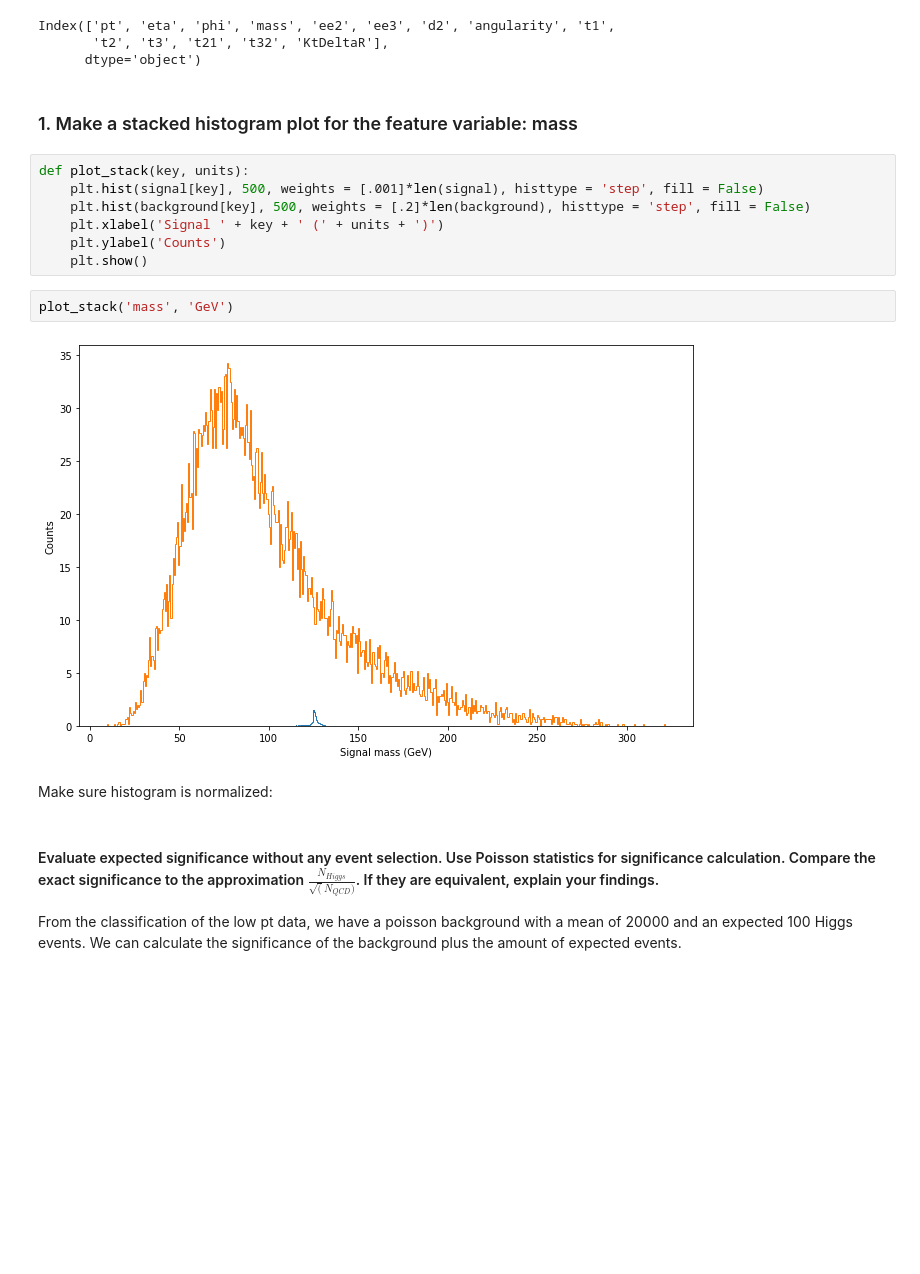
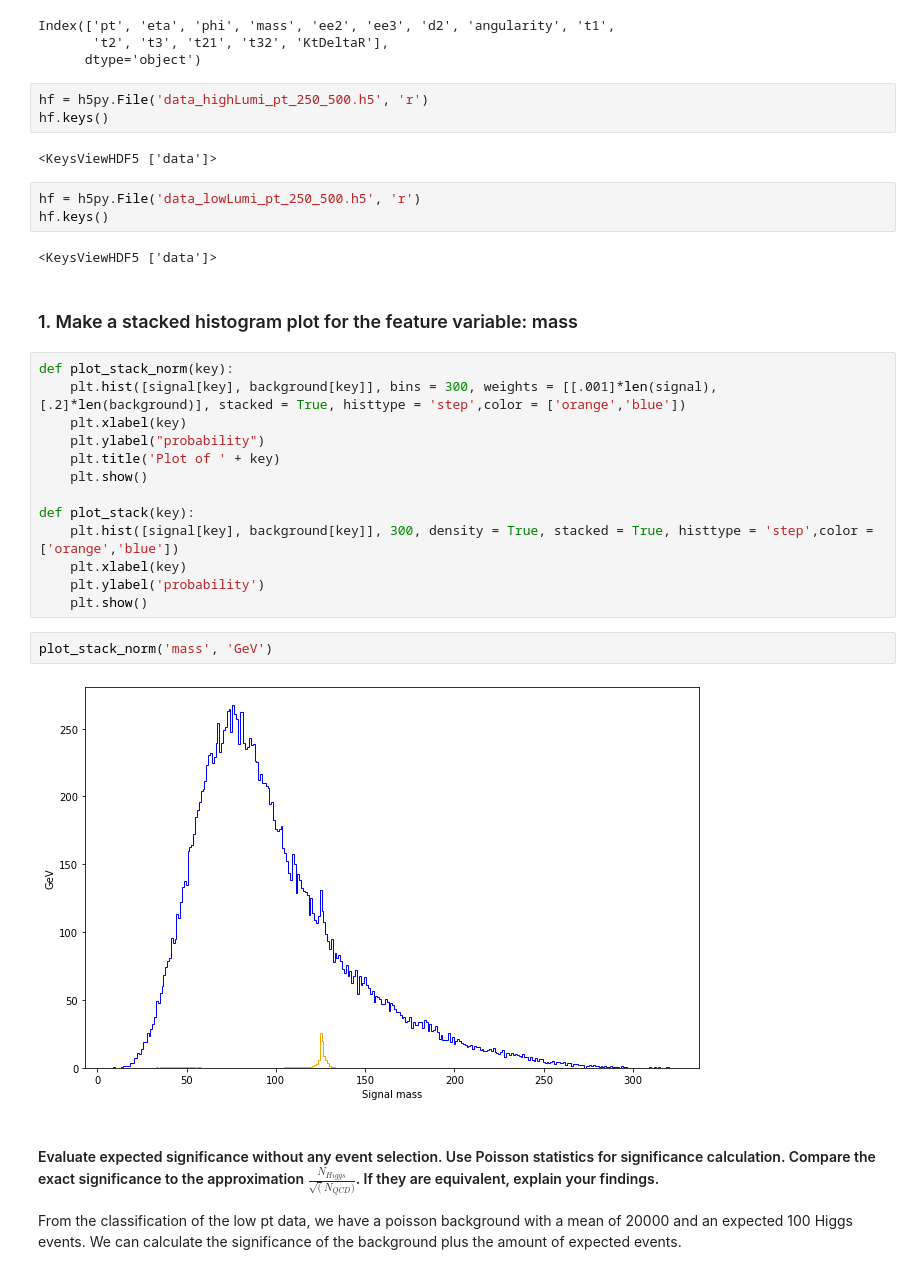
Before and after one commit to ciaramw0/phys434, a Jupyter notebook: Lab_7.ipynb, the cells around one changed output. Drawn from its saved outputs; the diff is of its cells as text; blank space fills up the shorter version.

```diff
--- a/Lab_7.ipynb
+++ b/Lab_7.ipynb
@@ -27,21 +28,35 @@ background.keys()
 Index(['pt', 'eta', 'phi', 'mass', 'ee2', 'ee3', 'd2', 'angularity', 't1',
        't2', 't3', 't21', 't32', 'KtDeltaR'],
       dtype='object')
+# %%
+hf = h5py.File('data_highLumi_pt_250_500.h5', 'r')
+hf.keys()
+# %% [output]
+<KeysViewHDF5 ['data']>
+# %%
+hf = h5py.File('data_lowLumi_pt_250_500.h5', 'r')
+hf.keys()
+# %% [output]
+<KeysViewHDF5 ['data']>
 # %% [markdown]
 ### 1. Make a stacked histogram plot for the feature variable: mass
 # %%
-def plot_stack(key, units):
-    plt.hist(signal[key], 500, weights = [.001]*len(signal), histtype = 'step', fill = False)
-    plt.hist(background[key], 500, weights = [.2]*len(background), histtype = 'step', fill = False)
-    plt.xlabel('Signal ' + key + ' (' + units + ')')
-    plt.ylabel('Counts')
+def plot_stack_norm(key):
+    plt.hist([signal[key], background[key]], bins = 300, weights = [[.001]*len(signal),[.2]*len(background)], stacked = True, histtype = 'step',color = ['orange','blue'])
+    plt.xlabel(key)
+    plt.ylabel("probability")
+    plt.title('Plot of ' + key)
     plt.show()
+
+def plot_stack(key):
+    plt.hist([signal[key], background[key]], 300, density = True, stacked = True, histtype = 'step',color = ['orange','blue'])
+    plt.xlabel(key)
+    plt.ylabel('probability')
+    plt.show()
 # %%
-plot_stack('mass', 'GeV')
+plot_stack_norm('mass', 'GeV')
 # %% [output]
-[figure, old version]
+[figure, new version]
-# %% [markdown]
-Make sure histogram is normalized:
 # %% [markdown]
 #### Evaluate expected significance without any event selection. Use Poisson statistics for significance calculation. Compare the exact significance to the approximation $\frac{N_{Higgs}}{\sqrt(N_{QCD})} $. If they are equivalent, explain your findings.
 
```
Also changed, not shown: parts of 42 cells of this notebook.
